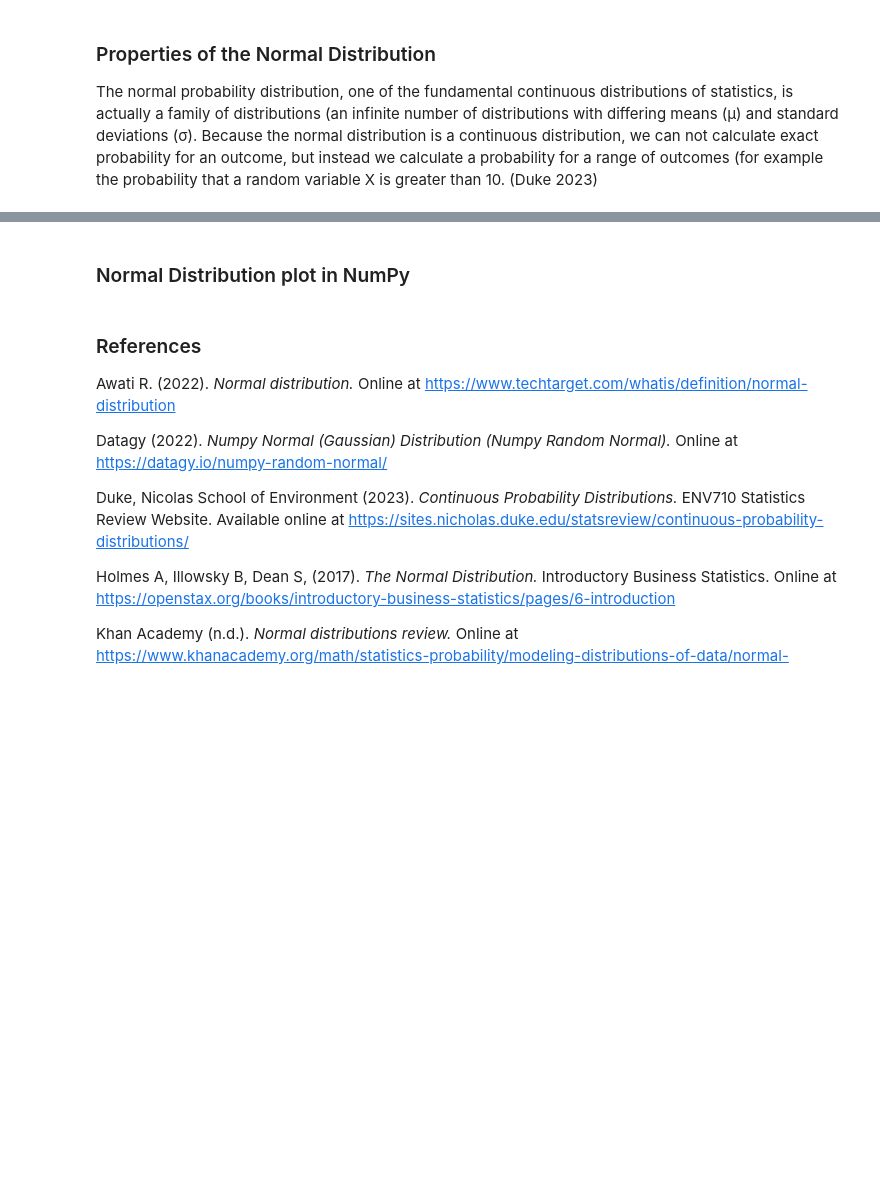
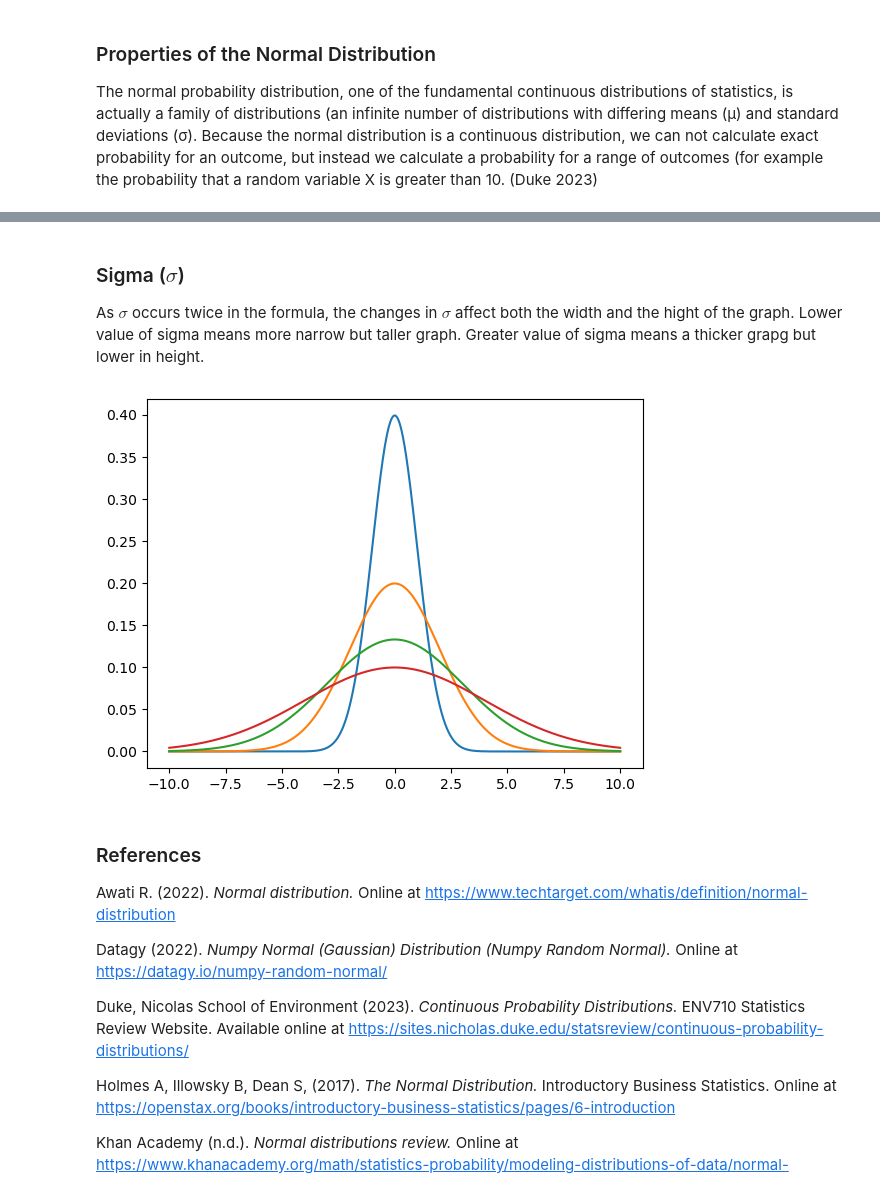
Before and after one commit to dariairad/fda-project1, a Jupyter notebook: 06-normalDistribution.ipynb, the cells around one changed output, grey strips where cells are left out. Saved outputs shown, nothing was run; the diff lists cells and outputs as text; code cells hidden in the pictures; blank space fills up the shorter version.

```diff
--- a/06-normalDistribution.ipynb
+++ b/06-normalDistribution.ipynb
@@ -98,5 +142,27 @@ The curve is symmetric about a vertical line drawn through the mean, μ. The mea
 # %% [markdown]
-### Normal Distribution plot in NumPy
+### Sigma ($\sigma$)
+
+As $\sigma$ occurs twice in the formula, the changes in $\sigma$ affect both the width and the hight of the graph. Lower value of sigma means more narrow but taller graph. Greater value of sigma means a  thicker grapg but lower in height.
+# %%
+# Setting initial values, we'll ignore this sigma.
+mu, sigma = 0.0, 2.0
+
+# Defining x values for plot.
+x = np.linspace(-10.0, 10.0, 10000)
+z = [1.0, 2.0, 3.0, 4.0]
+
+# Plotting the function for several different values of sigma.
+for sigma in z:
+     # First part, with the square root.
+    part1 = 1.0 / np.sqrt(2 * np.pi * sigma**2)
+    # Second part, with the e.
+    part2 = np.exp(-((x - mu)**2 / (2 * sigma**2)))
+    # The output is the product.
+    y = part1 * part2
+    # Plot x and y.
+    plt.plot(x, y)
+# %% [output]
+[figure, added]
 # %% [markdown]
 ### References
 
```
Also changed, not shown: parts of 14 cells of this notebook, 1 other file.
